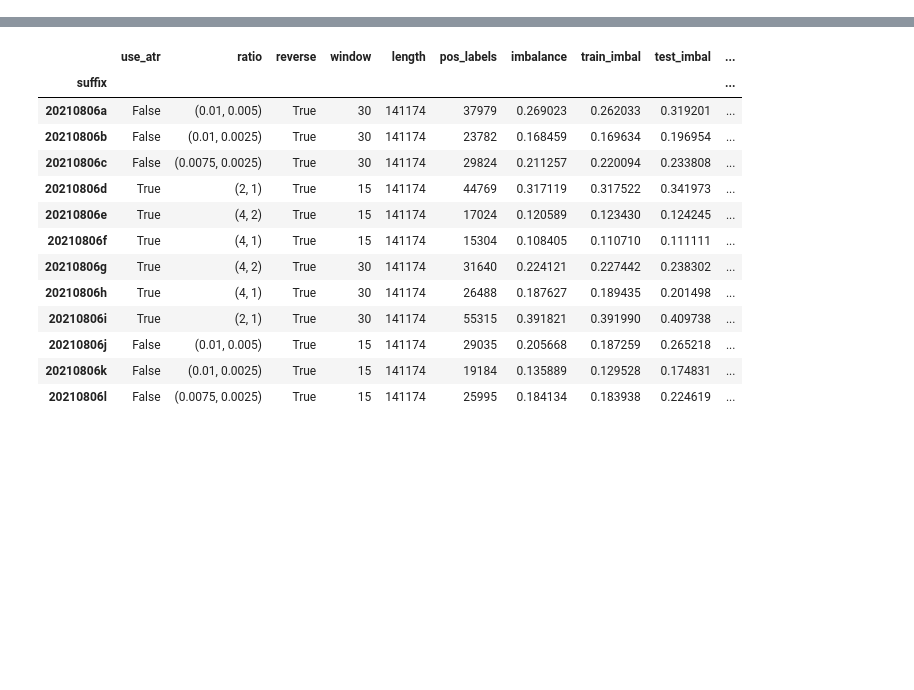
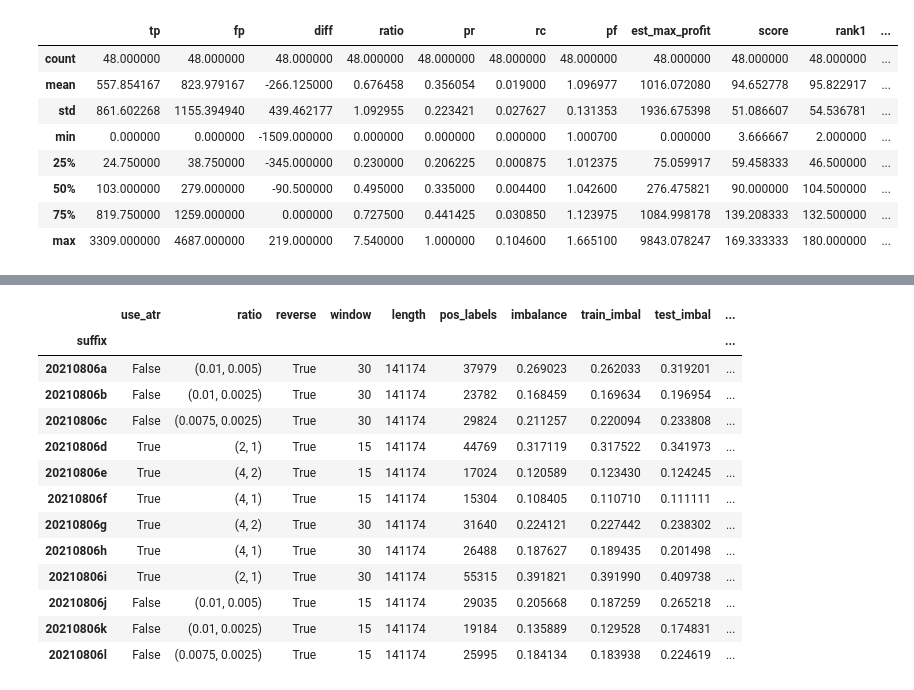
Before and after one commit to mads-swaps/swap-for-profit, a Jupyter notebook: playground/nicks/4_best_model_dataset.ipynb, the cells around one changed output, grey strips where cells are left out. Saved outputs shown, nothing was run; the diff lists cells and outputs as text; code cells hidden in the pictures; blank space fills up the shorter version.

```diff
--- a/playground/nicks/4_best_model_dataset.ipynb
+++ b/playground/nicks/4_best_model_dataset.ipynb
@@ -76,0 +100,22 @@ df.sort_values(by='score')
+# %%
+# df[df.pf>1].sort_values(by='pf', ascending=False)
+
+df['rank1'] = df['diff'].rank(ascending=False)            # Highest tp-fp difference
+df['rank2'] = df['pr'].rank(ascending=False)              # Highest precision
+df['rank3'] = df['ratio'].rank(ascending=False)           # Highest tp/fp ratio
+df['rank4'] = df['tp'].rank(ascending=False)              # Highest true positives
+df['rank5'] = df['est_max_profit'].rank(ascending=False)  # Highest estimated max profit
+
+
+display(df[df.pf>1].describe())
+display(df[df.pf<=1].describe())
+# %% [output]
+|  | tp | fp | diff | ratio | pr | rc | pf | est_max_profit | score | rank1 | ... |
+| count | 48.000000 | 48.000000 | 48.000000 | 48.000000 | 48.000000 | 48.000000 | 48.000000 | 48.000000 | 48.000000 | 48.000000 | ... |
+| mean | 557.854167 | 823.979167 | -266.125000 | 0.676458 | 0.356054 | 0.019000 | 1.096977 | 1016.072080 | 94.652778 | 95.822917 | ... |
+| std | 861.602268 | 1155.394940 | 439.462177 | 1.092955 | 0.223421 | 0.027627 | 0.131353 | 1936.675398 | 51.086607 | 54.536781 | ... |
+| min | 0.000000 | 0.000000 | -1509.000000 | 0.000000 | 0.000000 | 0.000000 | 1.000700 | 0.000000 | 3.666667 | 2.000000 | ... |
+| 25% | 24.750000 | 38.750000 | -345.000000 | 0.230000 | 0.206225 | 0.000875 | 1.012375 | 75.059917 | 59.458333 | 46.500000 | ... |
+| 50% | 103.000000 | 279.000000 | -90.500000 | 0.495000 | 0.335000 | 0.004400 | 1.042600 | 276.475821 | 90.000000 | 104.500000 | ... |
+| 75% | 819.750000 | 1259.000000 | 0.000000 | 0.727500 | 0.441425 | 0.030850 | 1.123975 | 1084.998178 | 139.208333 | 132.500000 | ... |
+| max | 3309.000000 | 4687.000000 | 219.000000 | 7.540000 | 1.000000 | 0.104600 | 1.665100 | 9843.078247 | 169.333333 | 180.000000 | ... |
```
Also changed, not shown: parts of 15 cells of this notebook, 6 other files.
